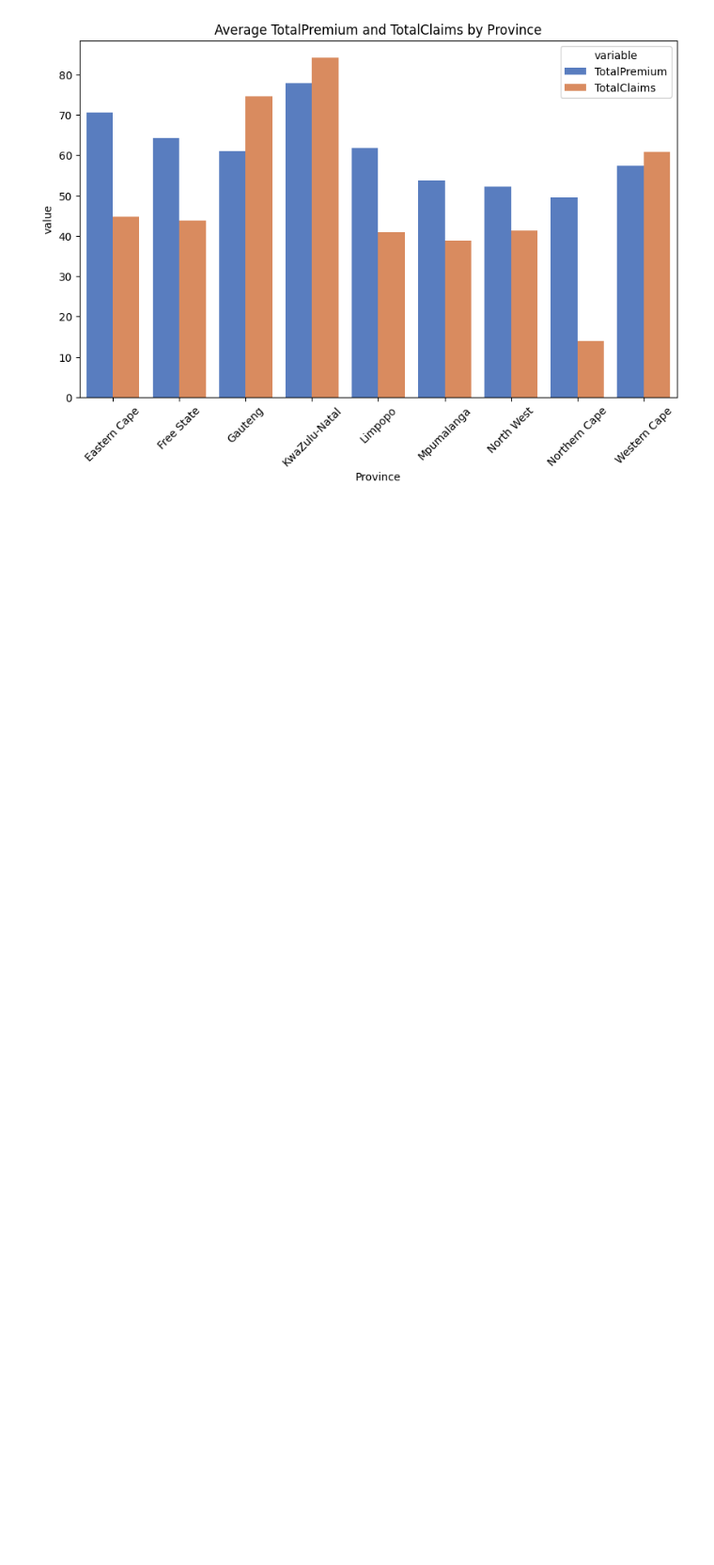
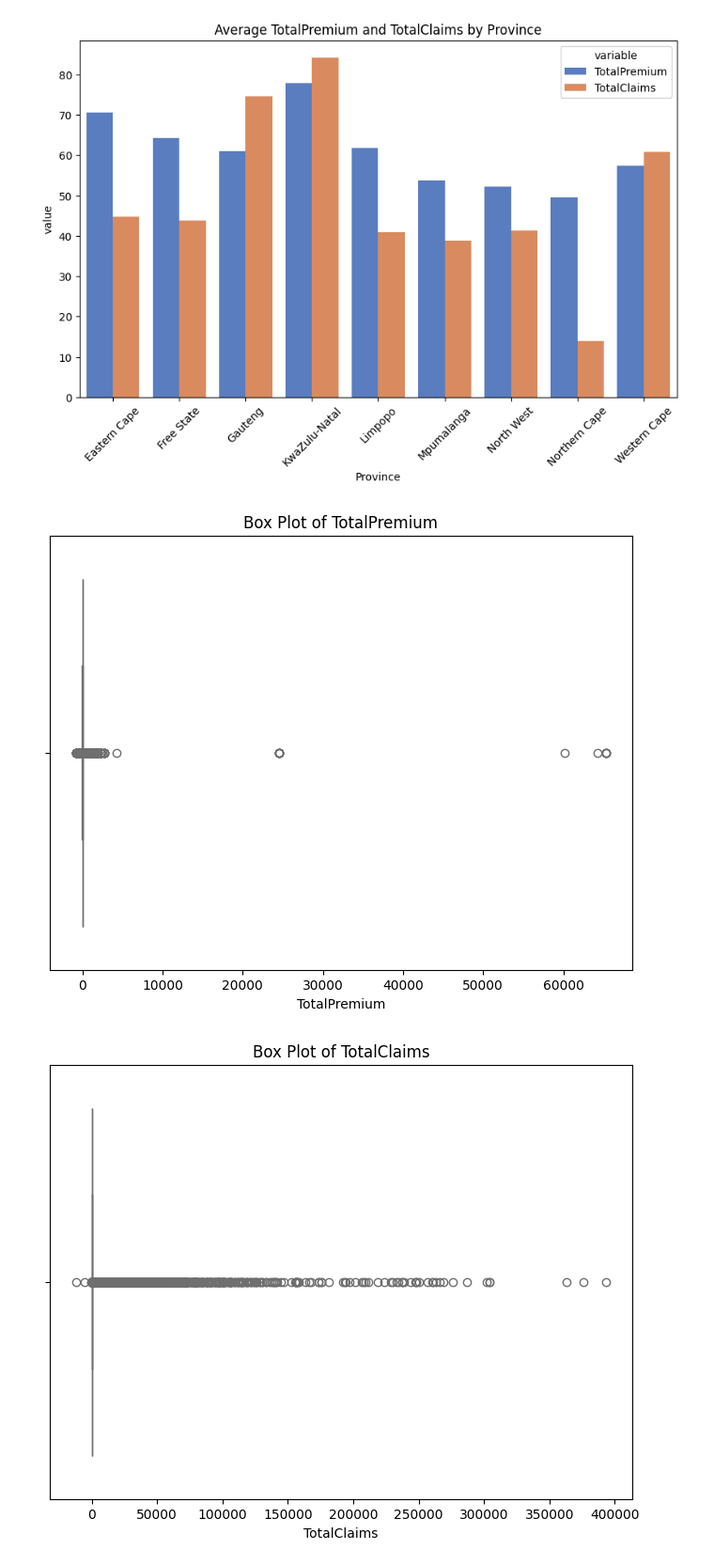
Before and after one commit to SaraFedlu/Insurance-Data-Insights-and-Prediction, a Jupyter notebook: notebooks/eda.ipynb, the cells around one changed output. Shown: that part at 94% size. Cells and saved outputs as stored; diff of their text form; code cells hidden in the pictures; blank space fills up the shorter version.

```diff
--- a/notebooks/eda.ipynb
+++ b/notebooks/eda.ipynb
@@ -272,3 +272,13 @@ plt.xticks(rotation=45)
 plt.show()
 # %% [output]
 [figure]
+# %%
+# Box plots for numerical variables
+for col in numerical_columns:
+    plt.figure(figsize=(8, 6))
+    sns.boxplot(x=data_cleaned[col], color='skyblue')
+    plt.title(f'Box Plot of {col}')
+    plt.show()
+# %% [output]
+[figure, added]
+[figure, added]
```
Also changed, not shown: parts of 2 cells of this notebook.
